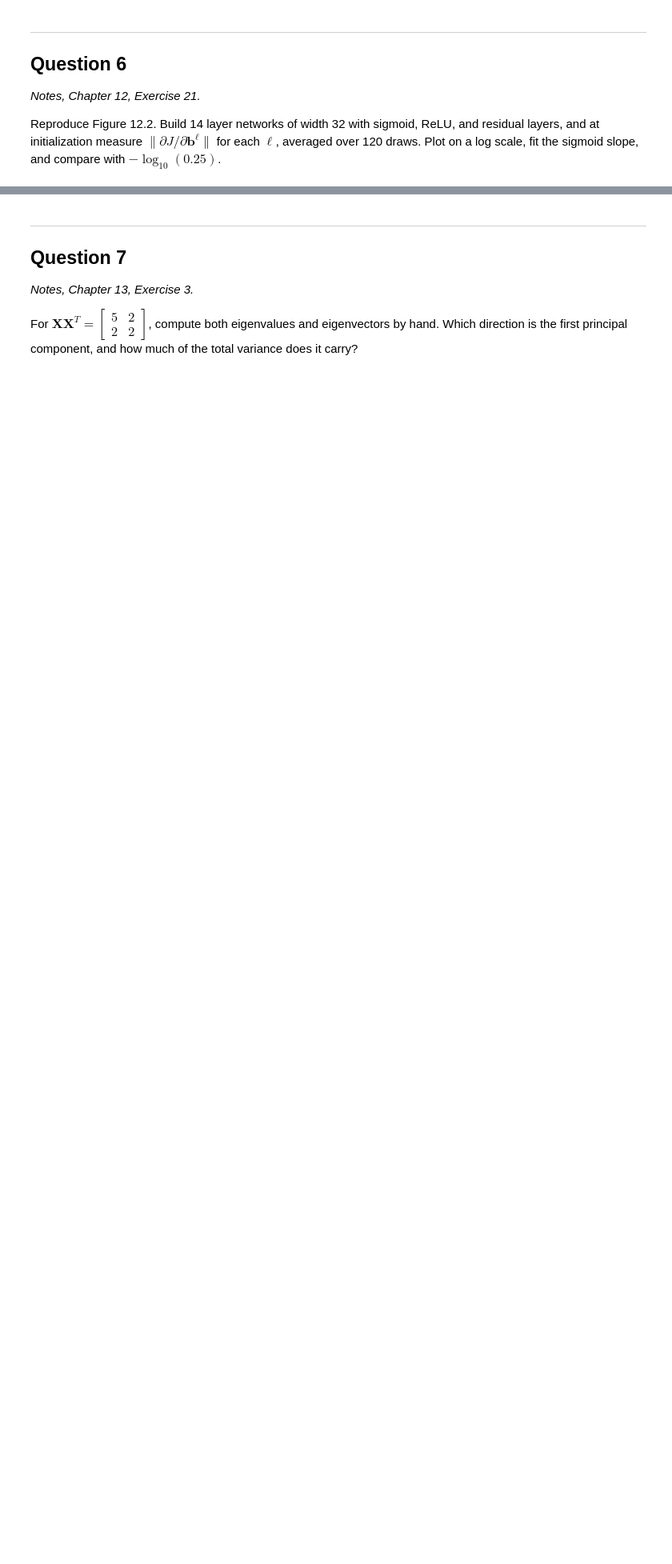
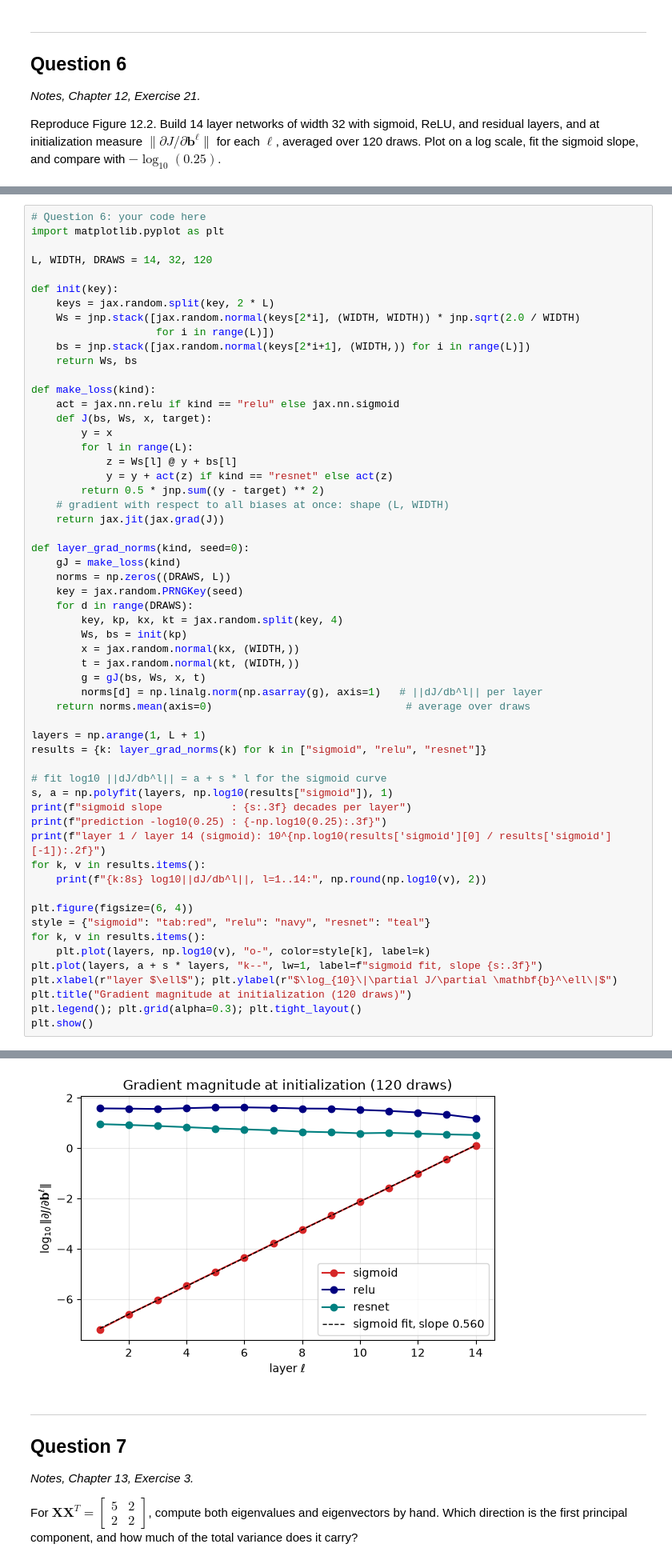
Before and after one commit to akhilghar/COE379L.1, a Jupyter notebook: HW5/Assignment 5.ipynb, the cells around one changed output, grey strips where cells are left out. Shown at 80% size. Drawn from its saved outputs; the diff is of its cells as text; blank space fills up the shorter version.

```diff
--- a/HW5/Assignment 5.ipynb
+++ b/HW5/Assignment 5.ipynb
@@ -80,0 +163,58 @@ Reproduce Figure 12.2. Build 14 layer networks of width 32 with sigmoid, ReLU, a
+# %%
+# Question 6: your code here
+import matplotlib.pyplot as plt
+
+L, WIDTH, DRAWS = 14, 32, 120
+
+def init(key):
+    keys = jax.random.split(key, 2 * L)
+    Ws = jnp.stack([jax.random.normal(keys[2*i], (WIDTH, WIDTH)) * jnp.sqrt(2.0 / WIDTH)
+                    for i in range(L)])
+    bs = jnp.stack([jax.random.normal(keys[2*i+1], (WIDTH,)) for i in range(L)])
+    return Ws, bs
+
+def make_loss(kind):
+    act = jax.nn.relu if kind == "relu" else jax.nn.sigmoid
+    def J(bs, Ws, x, target):
+        y = x
+        for l in range(L):
+            z = Ws[l] @ y + bs[l]
+            y = y + act(z) if kind == "resnet" else act(z)
+        return 0.5 * jnp.sum((y - target) ** 2)
+    # gradient with respect to all biases at once: shape (L, WIDTH)
+    return jax.jit(jax.grad(J))
+
+def layer_grad_norms(kind, seed=0):
+    gJ = make_loss(kind)
+    norms = np.zeros((DRAWS, L))
+    key = jax.random.PRNGKey(seed)
+    for d in range(DRAWS):
+        key, kp, kx, kt = jax.random.split(key, 4)
+        Ws, bs = init(kp)
+        x = jax.random.normal(kx, (WIDTH,))
+        t = jax.random.normal(kt, (WIDTH,))
+        g = gJ(bs, Ws, x, t)
+        norms[d] = np.linalg.norm(np.asarray(g), axis=1)   # ||dJ/db^l|| per layer
+    return norms.mean(axis=0)                               # average over draws
+
+layers = np.arange(1, L + 1)
+results = {k: layer_grad_norms(k) for k in ["sigmoid", "relu", "resnet"]}
+
+# fit log10 ||dJ/db^l|| = a + s * l for the sigmoid curve
+s, a = np.polyfit(layers, np.log10(results["sigmoid"]), 1)
+print(f"sigmoid slope           : {s:.3f} decades per layer")
+print(f"prediction -log10(0.25) : {-np.log10(0.25):.3f}")
+print(f"layer 1 / layer 14 (sigmoid): 10^{np.log10(results['sigmoid'][0] / results['sigmoid'][-1]):.2f}")
+for k, v in results.items():
+    print(f"{k:8s} log10||dJ/db^l||, l=1..14:", np.round(np.log10(v), 2))
+
+plt.figure(figsize=(6, 4))
+style = {"sigmoid": "tab:red", "relu": "navy", "resnet": "teal"}
+for k, v in results.items():
+    plt.plot(layers, np.log10(v), "o-", color=style[k], label=k)
+plt.plot(layers, a + s * layers, "k--", lw=1, label=f"sigmoid fit, slope {s:.3f}")
+plt.xlabel(r"layer $\ell$"); plt.ylabel(r"$\log_{10}\|\partial J/\partial \mathbf{b}^\ell\|$")
+plt.title("Gradient magnitude at initialization (120 draws)")
+plt.legend(); plt.grid(alpha=0.3); plt.tight_layout()
+plt.show()
+# %% [output]
@@ -81,3 +228,4 @@ Reproduce Figure 12.2. Build 14 layer networks of width 32 with sigmoid, ReLU, a
+[figure, added]
 # %% [markdown]
 ---
 
```
Also changed, not shown: parts of 13 cells of this notebook, 1 other file.
